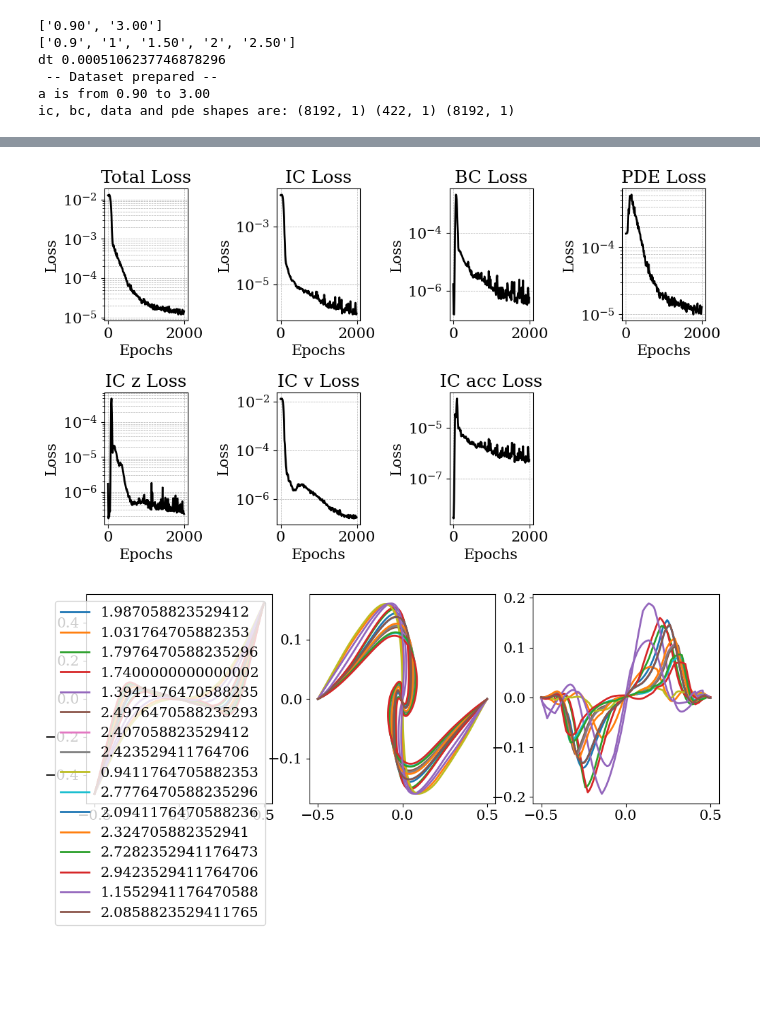
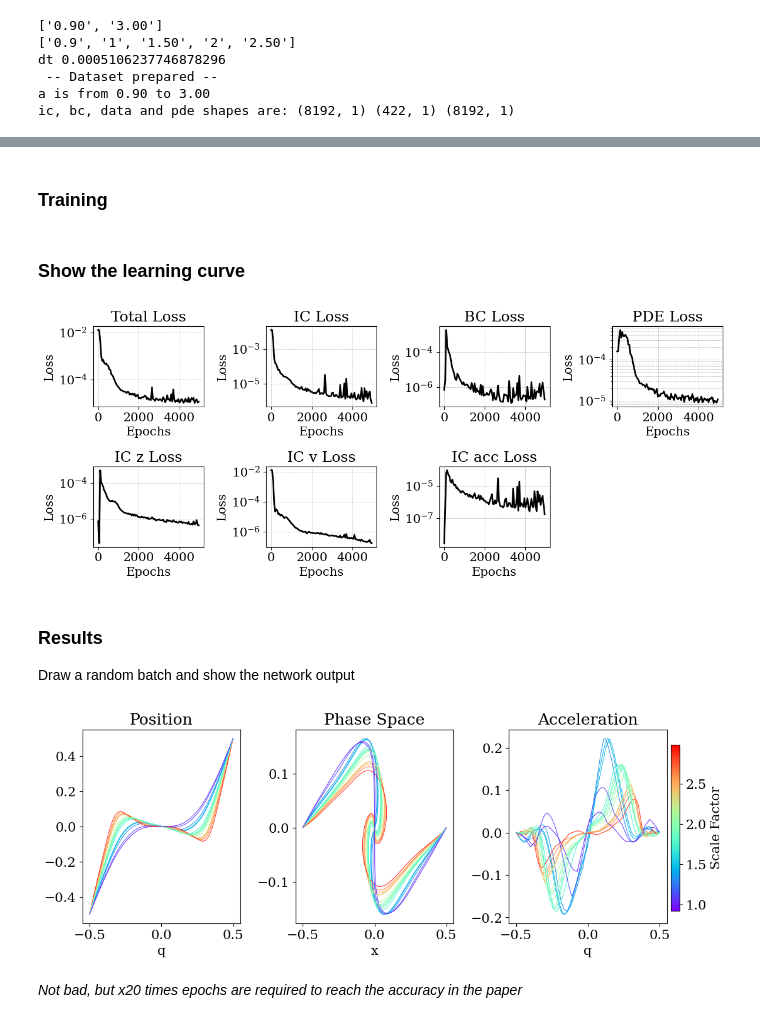
Before and after one commit to nicolas-cerardi/cdm-pikan, a Jupyter notebook: notebooks/demo_training.ipynb, the cells around one changed output, grey strips where cells are left out. Saved outputs shown, nothing was run; the diff lists cells and outputs as text; code cells hidden in the pictures; blank space fills up the shorter version.

```diff
--- a/notebooks/demo_training.ipynb
+++ b/notebooks/demo_training.ipynb
@@ -149,8 +154,8 @@ def myloss(x, y):
     return jnp.mean((x - y)**2)
 # %%
 # Initialize train_losses
-num_epochs = 2000
-log=10
+num_epochs = 5000
+log=50
 train_losses = jnp.zeros((num_epochs//log,))
 ic_losses = jnp.zeros((num_epochs//log,))
 ic_z_losses = jnp.zeros((num_epochs//log,))
@@ -159,6 +164,8 @@ ic_acc_losses = jnp.zeros((num_epochs//log,))
 bc_losses = jnp.zeros((num_epochs//log,))
 pde_losses = jnp.zeros((num_epochs//log,))
 train_dset = iter(sim_data)
+# %% [markdown]
+### Training
 # %%
 pbar = tqdm(range(num_epochs), desc='description', ncols=100)
 best_loss = 1e6
@@ -181,8 +188,10 @@ for epoch in pbar:
         ic_acc_losses = ic_acc_losses.at[epoch//log].set(loss_ic_acc)
         bc_losses = bc_losses.at[epoch//log].set(loss_bc)
         pde_losses = pde_losses.at[epoch//log].set(mse_pde)
+# %% [markdown]
+### Show the learning curve
 # %%
-figure(figsize=(10, 6))
+figure(figsize=(12, 5))
 
 subplot(2, 4, 1)
 plot(np.arange(0, num_epochs, log), np.array(train_losses), color='k')
@@ -213,34 +222,37 @@ xlabel('Epochs')
 ylabel('Loss')
 title('PDE Loss')
 yscale('log')
 grid(True, which='both', linestyle='--', linewidth=0.5)
 
 subplot(2, 4, 5)
 plot(np.arange(0, num_epochs, log), np.array(ic_z_losses), color='k')
 xlabel('Epochs')
 ylabel('Loss')
 title('IC z Loss')
 yscale('log')
 grid(True, which='both', linestyle='--', linewidth=0.5)
 
 subplot(2, 4, 6)
 plot(np.arange(0, num_epochs, log), np.array(ic_v_losses), color='k')
 xlabel('Epochs')
 ylabel('Loss')
 title('IC v Loss')
 yscale('log')
 grid(True, which='both', linestyle='--', linewidth=0.5)
 
 subplot(2, 4, 7)
 plot(np.arange(0, num_epochs, log), np.array(ic_acc_losses), color='k')
 xlabel('Epochs')
 ylabel('Loss')
 title('IC acc Loss')
 yscale('log')
 grid(True, which='both', linestyle='--', linewidth=0.5)
 tight_layout()
 # %% [output]
-[figure, old version]
+[figure, new version]
+# %% [markdown]
+### Results
+Draw a random batch and show the network output
 # %%
 sample = next(train_dset)
 
@@ -267,16 +279,43 @@ zpde_tt = zpde_tt.reshape((n_di, -1, 1))
 zpde = zpde.reshape((n_di, -1, 1))
 this_a = this_a.reshape((n_di, -1, 1))
 # %%
-figure(figsize=(12,4))
-subplot(131)
+gr.set_style()
+#fig, ax = plt.subplots(2,4,figsize=(20, 8))
+fig = plt.figure(figsize=(12, 4))
+gs = gridspec.GridSpec(1, 3, hspace=0.25, wspace=0.35) #, height_ratios=[1, 1]
+
+# Create the 2x4 axes array
+ax = np.array([[fig.add_subplot(gs[0, i]) for i in range(3)]])
+
+argsorta = np.argsort(this_a[:,0,0])
+norm = mcolors.Normalize(vmin=this_a[:,0,0].min(), vmax=this_a[:,0,0].max())
+cmap = cm.get_cmap('rainbow')
+sm = cm.ScalarMappable(cmap=cmap, norm=norm)
+sm.set_array([])
+
+# We'll use a flat iterator over t for matching colors
+t_iter = iter(this_a[::4,0,0])
+
 for i in range(n_di)[::4]:
-    plot(this_q[i], x_net_d[i], label = this_a[i,0,0])
-legend()
-subplot(132)
-for i in range(n_di)[::4]:
-    plot(x_net_d[i], zpde_t[i], label = this_a[i,0,0])
-subplot(133)
-for i in range(n_di)[::4]:
-    plot(this_q[i], zpde_tt[i], label = this_a[i,0,0])
+    this_t = next(t_iter)
+    c = cmap(norm(this_t))
+
+    ax[0,0].plot(this_q[i], x_net_d[i], label = this_a[i,0,0], color=c)
+    ax[0,1].plot(x_net_d[i], zpde_t[i], label = this_a[i,0,0], color=c)
+    ax[0,2].plot(this_q[i], zpde_tt[i], label = this_a[i,0,0], color=c)
+
+ax[0,0].set_title('Position')
+ax[0,1].set_title('Phase Space')
+ax[0,2].set_title('Acceleration')
+
+ax[0,0].set_xlabel('q')
+ax[0,1].set_xlabel('x')
+ax[0,2].set_xlabel('q')
+
+cbar_ax = fig.add_axes([0.905, 0.16, 0.012, 0.66])  # [left, bottom, width, height]
+cbar = fig.colorbar(sm, cax=cbar_ax)
+cbar.set_label('Scale Factor')
 # %% [output]
-[figure, old version]
+[figure, new version]
+# %% [markdown]
+_Not bad, but x20 times epochs are required to reach the accuracy in the paper_
```
Also changed, not shown: parts of 7 cells of this notebook.
